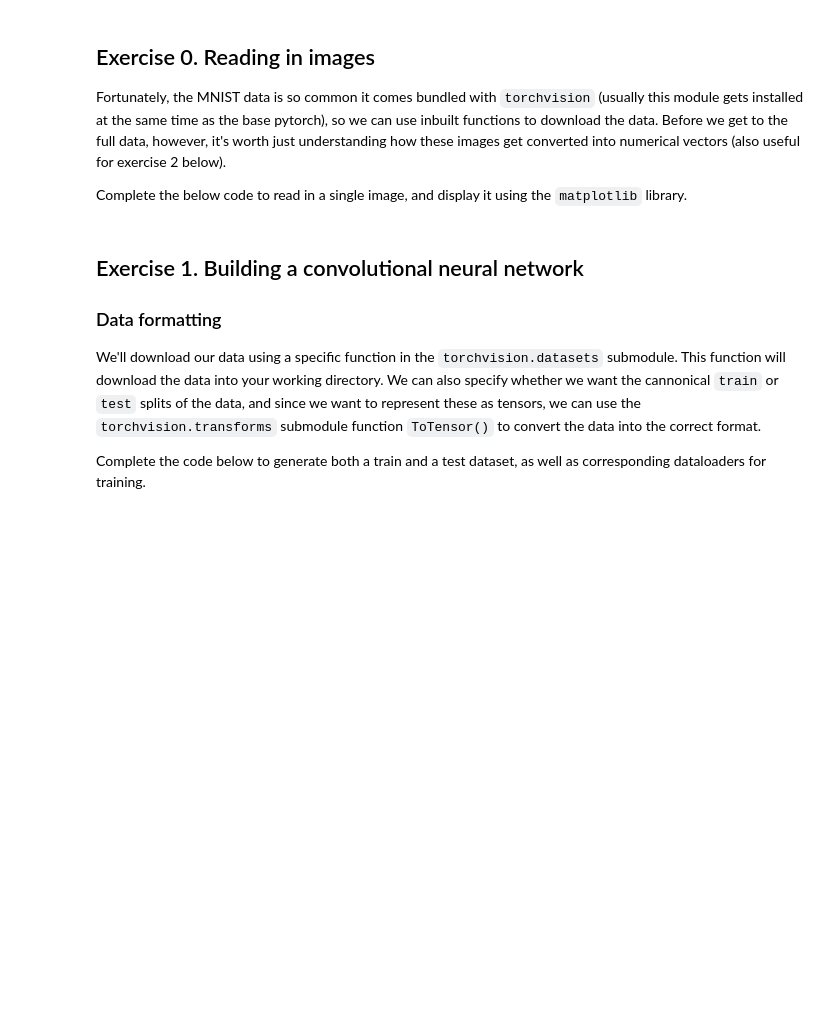
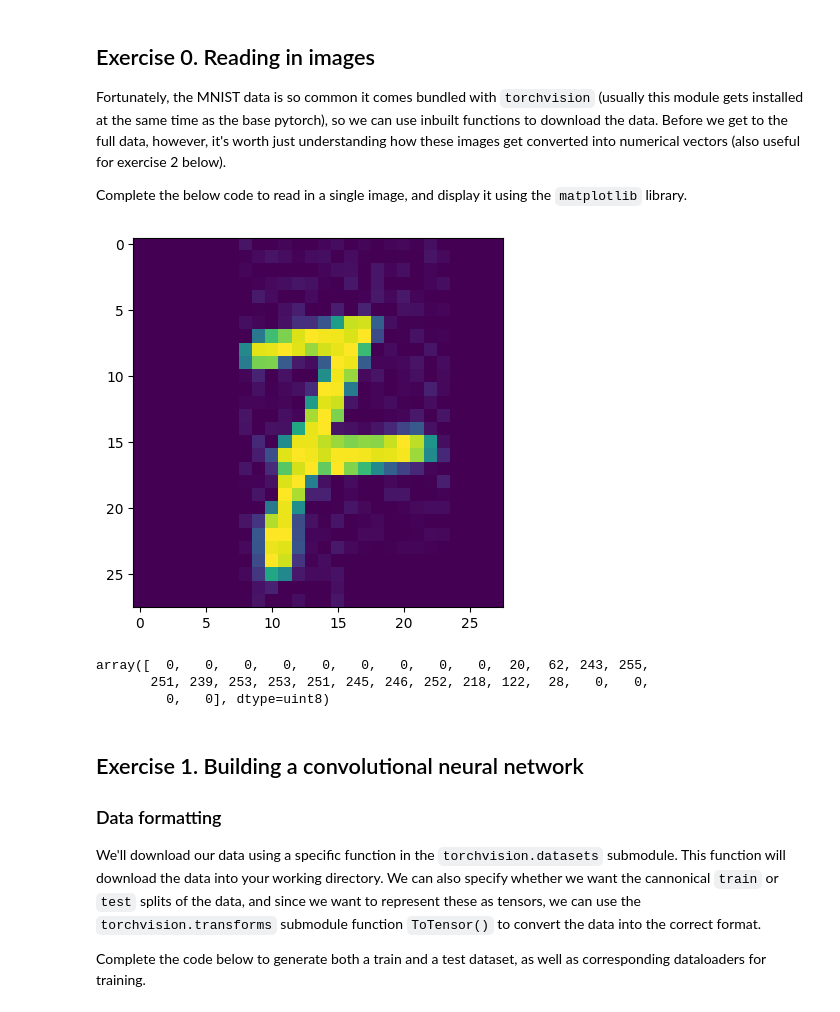
Before and after one commit to JeanLucaSchindler/DL_sem_3, a Jupyter notebook: seminar3_exercises.ipynb, the cells around one changed output. Saved outputs shown, nothing was run; the diff lists cells and outputs as text; code cells hidden in the pictures; blank space fills up the shorter version.

```diff
--- a/seminar3_exercises.ipynb
+++ b/seminar3_exercises.ipynb
@@ -19,18 +19,23 @@ Complete the below code to read in a single image, and display it using the `mat
 # %%
 from PIL import Image
 import numpy as np
 import matplotlib.pyplot as plt
 
 # Load the image
 example = Image.open("mnist_example.jpg")
 
 # Display the image
-plt.imshow(example, cmap=____)
+plt.imshow(example)
 plt.show()
 
 # Convert the image to a numpy array
 pixel_array = np.array(example)
 pixel_array[16]
+# %% [output]
+[figure, added]
+array([  0,   0,   0,   0,   0,   0,   0,   0,   0,  20,  62, 243, 255,
+       251, 239, 253, 253, 251, 245, 246, 252, 218, 122,  28,   0,   0,
+         0,   0], dtype=uint8)
 # %% [markdown]
 ## Exercise 1. Building a convolutional neural network
 
```
Also changed, not shown: parts of 11 cells of this notebook.
